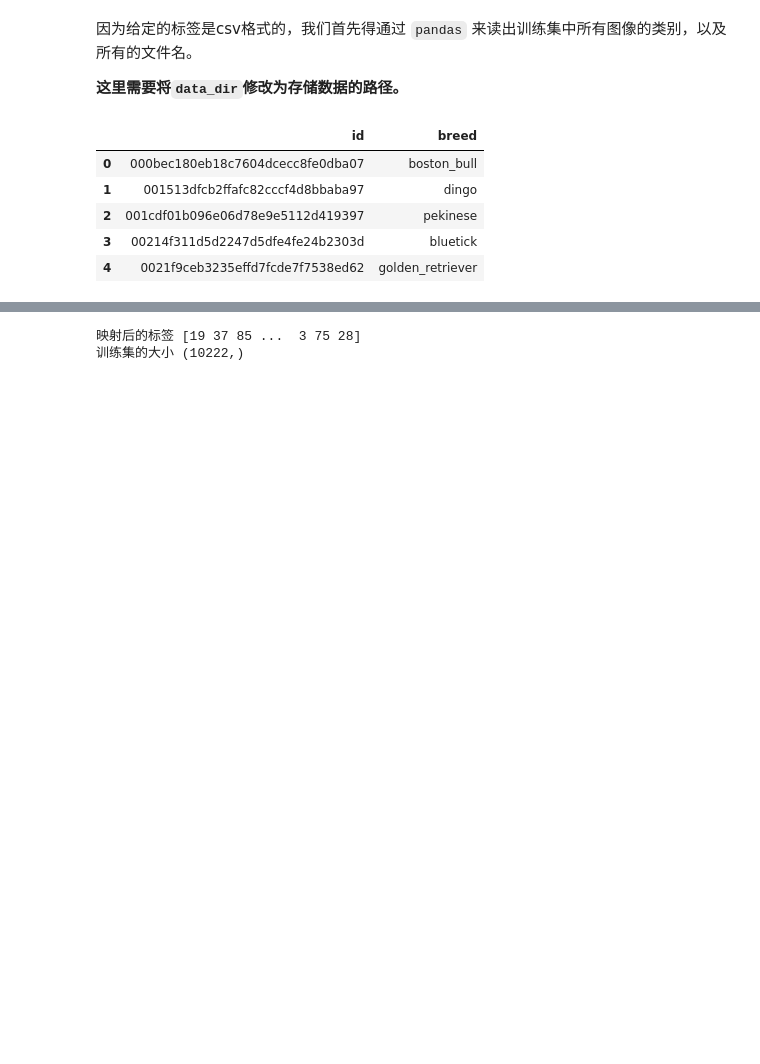
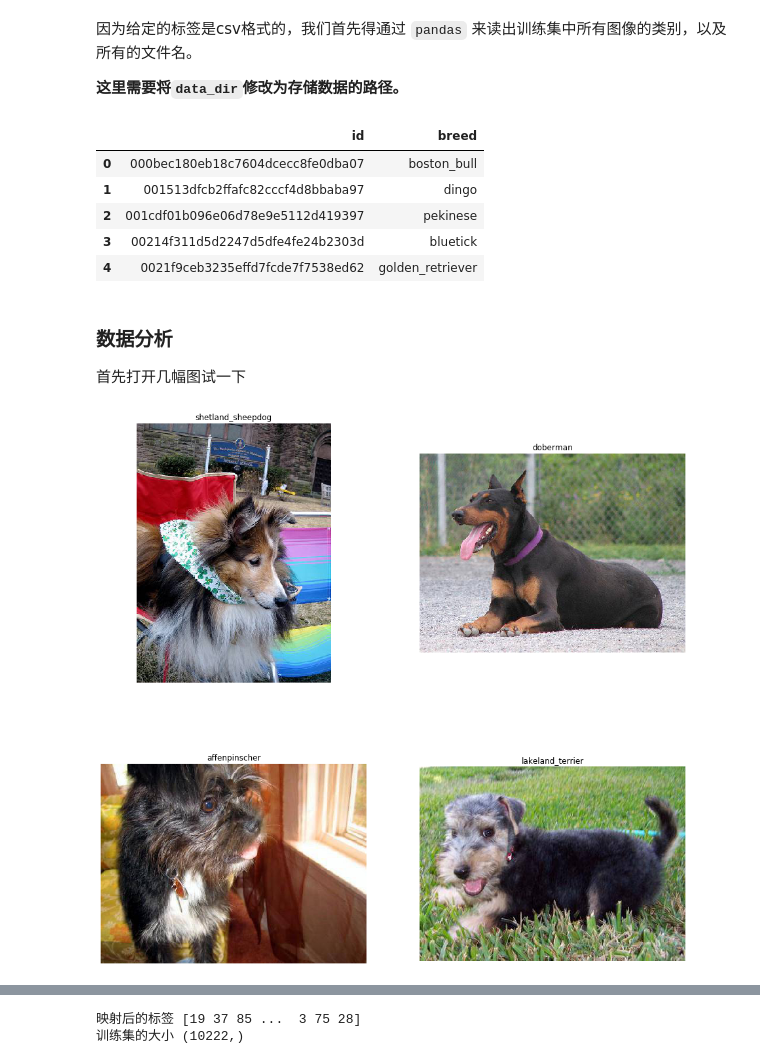
Before and after one commit to Pinkman026/Dog-Breed-Identification, a Jupyter notebook: Tutorial.ipynb, the cells around one changed output, grey strips where cells are left out. Saved outputs shown, nothing was run; the diff lists cells and outputs as text; code cells hidden in the pictures; blank space fills up the shorter version.

Commit message:
visualization

```diff
--- a/Tutorial.ipynb
+++ b/Tutorial.ipynb
@@ -85,3 +78,23 @@ train_csv.head()
 | 2 | 001cdf01b096e06d78e9e5112d419397 | pekinese |
 | 3 | 00214f311d5d2247d5dfe4fe24b2303d | bluetick |
 | 4 | 0021f9ceb3235effd7fcde7f7538ed62 | golden_retriever |
+# %% [markdown]
+### 数据分析
+
+首先打开几幅图试一下
+# %%
+# 打开哪四幅
+show = [10, 20, 30, 40]
+pos = [221, 222, 223, 224]
+
+fig = plt.figure(figsize=(16, 16))
+for i in range(len(show)):
+    ax = fig.add_subplot(pos[i])
+    plt.axis('off')
+    plt.title(train_csv.iloc[show[i], 1])
+    img_path = os.path.join(train_dir, train_csv.iloc[show[i], 0] + '.jpg')
+    plt.imshow(Image.open(img_path))
+
+plt.show()
+# %% [output]
+[figure, added]
```
Also changed, not shown: parts of 6 cells of this notebook.
